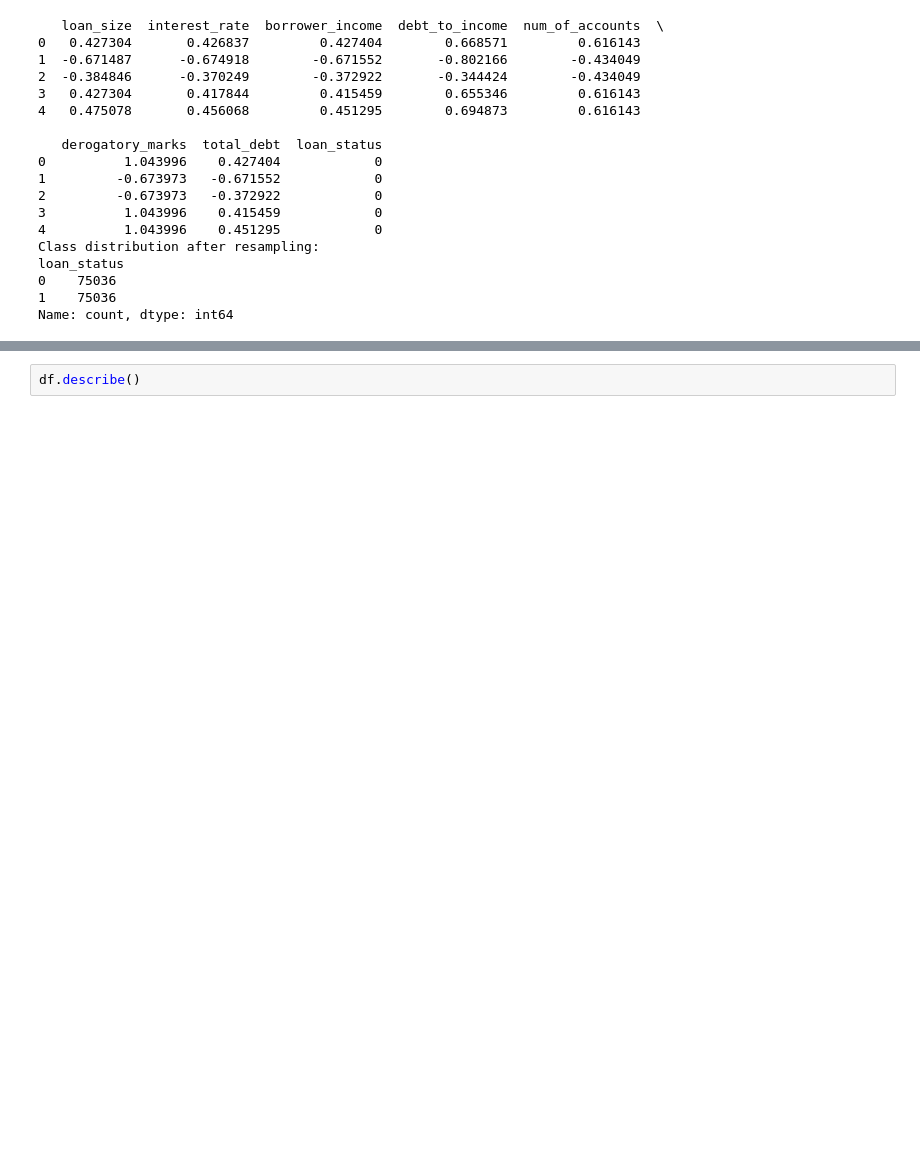
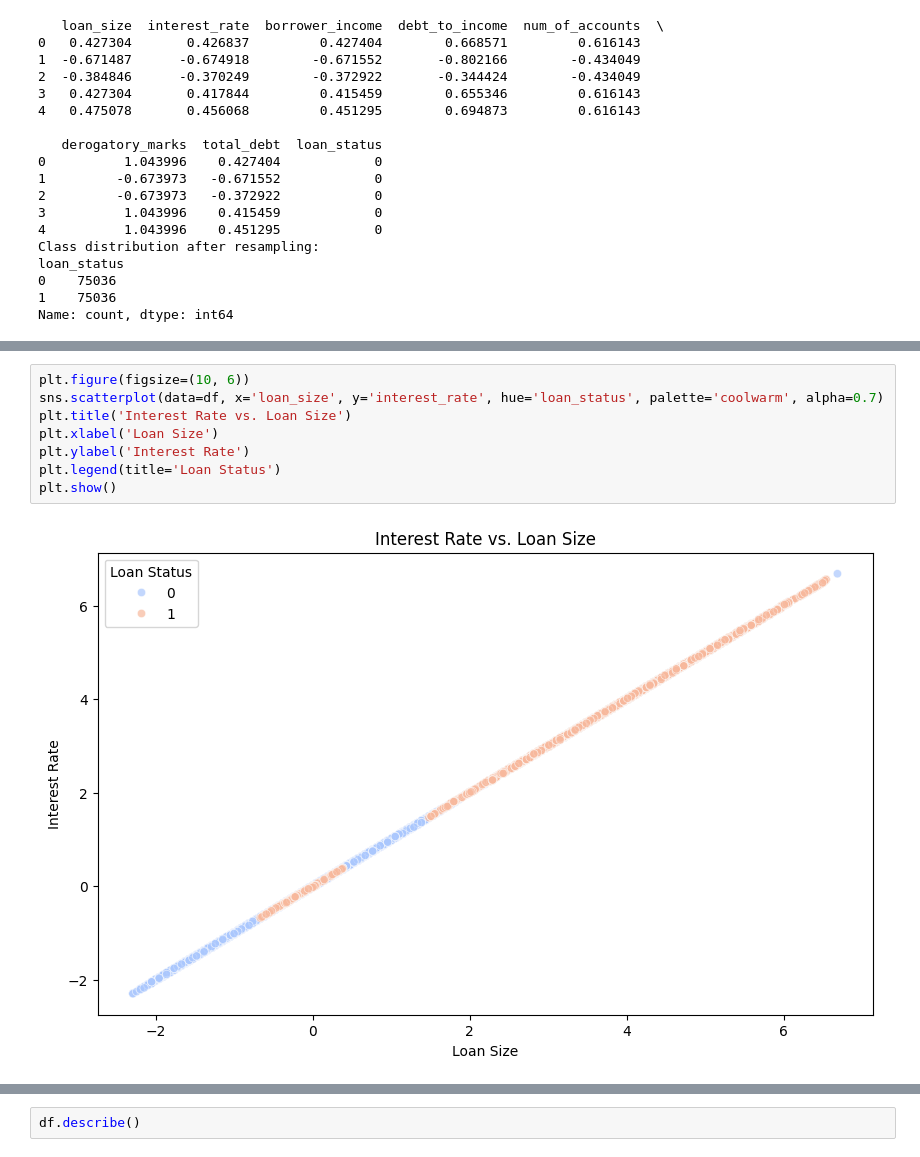
Before and after one commit to suryansh-max/PDS, a Jupyter notebook: credit-card-risk/src/main.ipynb, the cells around one changed output, grey strips where cells are left out. Saved outputs shown, nothing was run; the diff lists cells and outputs as text; blank space fills up the shorter version.

```diff
--- a/credit-card-risk/src/main.ipynb
+++ b/credit-card-risk/src/main.ipynb
@@ -155,0 +169,10 @@ Name: count, dtype: int64
+# %%
+plt.figure(figsize=(10, 6))
+sns.scatterplot(data=df, x='loan_size', y='interest_rate', hue='loan_status', palette='coolwarm', alpha=0.7)
+plt.title('Interest Rate vs. Loan Size')
+plt.xlabel('Loan Size')
+plt.ylabel('Interest Rate')
+plt.legend(title='Loan Status')
+plt.show()
+# %% [output]
+[figure, added]
```
Also changed, not shown: parts of 6 cells of this notebook, 2 other files.
